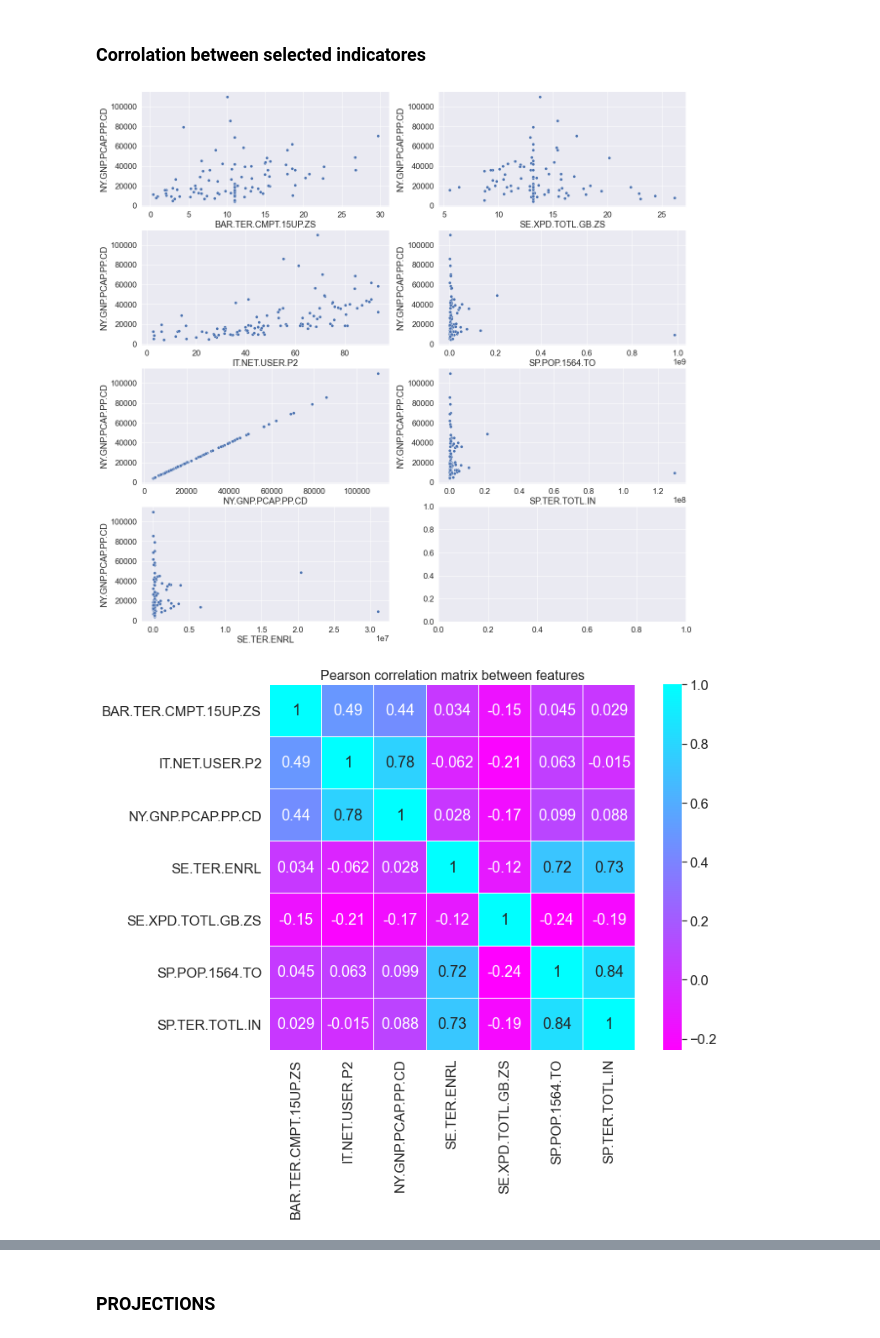
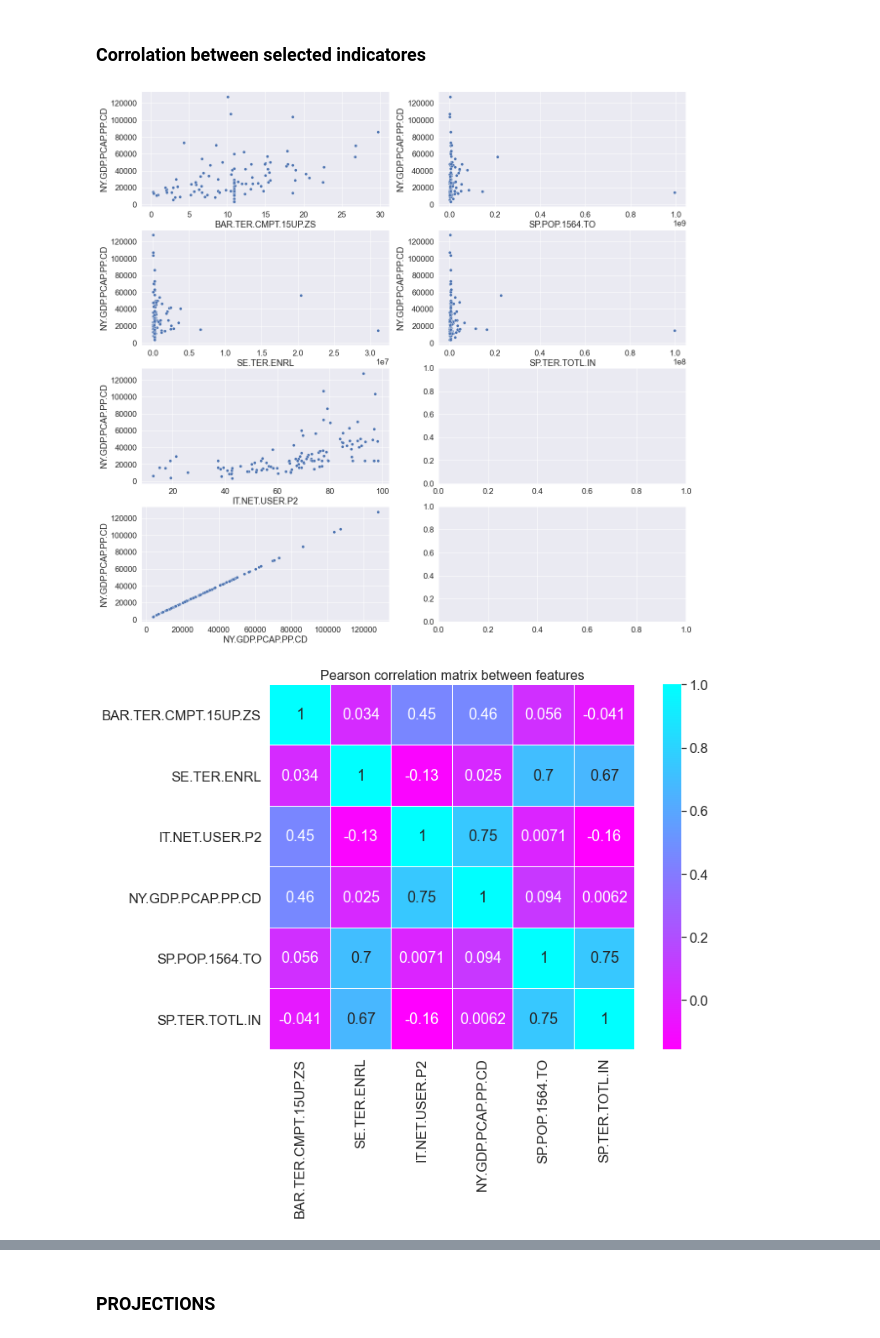
Before and after one commit to Azimoj/EdState-, a Jupyter notebook: P2.ipynb, the cells around one changed output, grey strips where cells are left out. Saved outputs shown, nothing was run; the diff lists cells and outputs as text; code cells hidden in the pictures.

```diff
--- a/P2.ipynb
+++ b/P2.ipynb
@@ -434,0 +468,3 @@ SP.TER.TOTL.IN 0.14  % missing values
+# %%
+final_df = final_df[final_df.Name.notnull()]
+final_df.info()
@@ -435 +489,3 @@ SP.TER.TOTL.IN 0.14  % missing values
+# %%
+final_df=final_df.rename(columns={'SE.TER.ENRL_x':'SE.TER.ENRL'})
 # %%
@@ -446,0 +503,5 @@ pivot_plus_country.describe()
+# %%
+final_df = final_df.round({'IT.NET.USER.P2': 2,'2010, BAR.TER.CMPT.15UP.ZS':2 ,
+                                              'NY.GDP.PCAP.PP.CD':2,'SE.TER.ENRL':2,
+                                              'SP.POP.1564.TO':2 , 'SP.TER.TOTL.IN':2})
+final_df
@@ -458,17 +529,17 @@ pivot_plus_country = pivot_plus_country.round({'IT.NET.USER.P2': 2,'BAR.TER.CMPT
 # %% [markdown]
 __Filling Missing Values__
 # %%
-pivot_plus_country['BAR.TER.CMPT.15UP.ZS']= pivot_plus_country['BAR.TER.CMPT.15UP.ZS'].fillna(pivot_plus_country['BAR.TER.CMPT.15UP.ZS'].mean())
+final_df['BAR.TER.CMPT.15UP.ZS']= final_df['BAR.TER.CMPT.15UP.ZS'].fillna(final_df['BAR.TER.CMPT.15UP.ZS'].mean())
 
-pivot_plus_country['IT.NET.USER.P2']= pivot_plus_country['IT.NET.USER.P2'].fillna(pivot_plus_country['IT.NET.USER.P2'].median())
+final_df['IT.NET.USER.P2']= final_df['IT.NET.USER.P2'].fillna(final_df['IT.NET.USER.P2'].median())
 
-pivot_plus_country['NY.GNP.PCAP.PP.CD']= pivot_plus_country['NY.GNP.PCAP.PP.CD'].fillna(pivot_plus_country['NY.GNP.PCAP.PP.CD'].median())
+final_df['NY.GDP.PCAP.PP.CD']= final_df['NY.GDP.PCAP.PP.CD'].fillna(final_df['NY.GDP.PCAP.PP.CD'].median())
 
-pivot_plus_country['SE.TER.ENRL']= pivot_plus_country['SE.TER.ENRL'].fillna(pivot_plus_country['SE.TER.ENRL'].median())
+final_df['SE.TER.ENRL']= final_df['SE.TER.ENRL'].fillna(final_df['SE.TER.ENRL'].median())
 
-pivot_plus_country['SE.XPD.TOTL.GB.ZS']= pivot_plus_country['SE.XPD.TOTL.GB.ZS'].fillna(pivot_plus_country['SE.XPD.TOTL.GB.ZS'].median())
+#final_df['SE.XPD.TOTL.GB.ZS']= final_df['SE.XPD.TOTL.GB.ZS'].fillna(final_df['SE.XPD.TOTL.GB.ZS'].median())
 
-pivot_plus_country['SP.POP.1564.TO']= pivot_plus_country['SP.POP.1564.TO'].fillna(pivot_plus_country['SP.POP.1564.TO'].median())
+final_df['SP.POP.1564.TO']= final_df['SP.POP.1564.TO'].fillna(final_df['SP.POP.1564.TO'].median())
 
-pivot_plus_country['SP.TER.TOTL.IN']= pivot_plus_country['SP.TER.TOTL.IN'].fillna(pivot_plus_country['SP.TER.TOTL.IN'].median())
+final_df['SP.TER.TOTL.IN']= final_df['SP.TER.TOTL.IN'].fillna(final_df['SP.TER.TOTL.IN'].median())
 # %%
@@ -702,20 +796,20 @@ num_var = data_clean1.dtypes[pivot_plus_country.dtypes.values != 'object'].index
 # %%
 f, axes = plt.subplots(4,2 , figsize=(20, 20), sharex=False)
 for i, feature in enumerate(num_var):
-    sns.scatterplot(data=pivot_plus_country, x = feature, y= "NY.GNP.PCAP.PP.CD",ax=axes[i%4, i//4])
+    sns.scatterplot(data=final_df, x = feature, y= "NY.GDP.PCAP.PP.CD",ax=axes[i%4, i//4])
 # %% [output]
-[figure, old version]
+[figure, new version]
 # %%
 #mask = np.zeros_like(pivot_plus_country.corr(method = 'spearman'))
 #mask[np.triu_indices_from(mask)] = True
 
 sns.set(font_scale=1.5)
 plt.figure(figsize=(12,8))
 plt.title('Pearson correlation matrix between features', y=1, size=16)
 
-sns.heatmap(data_clean1.corr(method = 'spearman'), linewidths=0.1, vmax=1.0,
+sns.heatmap(final_df.corr(method = 'spearman'), linewidths=0.1, vmax=1.0,
             square=True, cmap="cool_r", linecolor='white', annot=True)
 plt.show()
 # %% [output]
-[figure, old version]
+[figure, new version]
 # %% [markdown]
```
Also changed, not shown: parts of 81 cells of this notebook.
